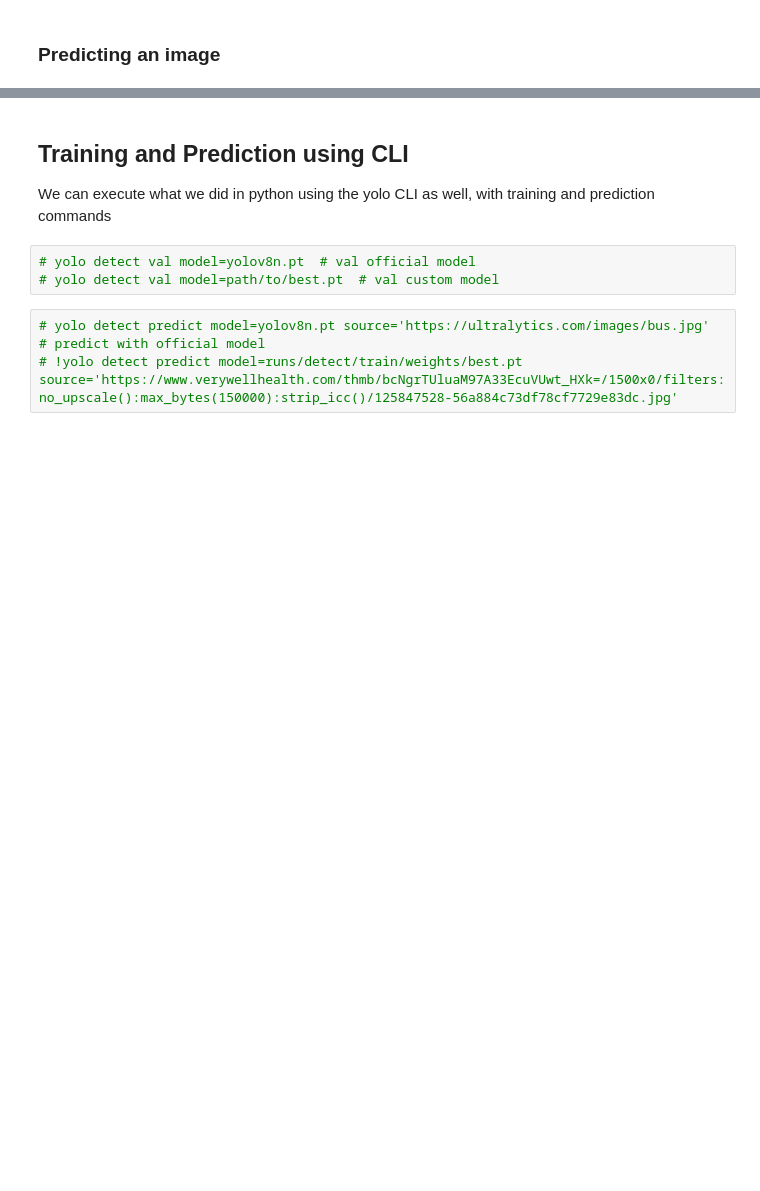
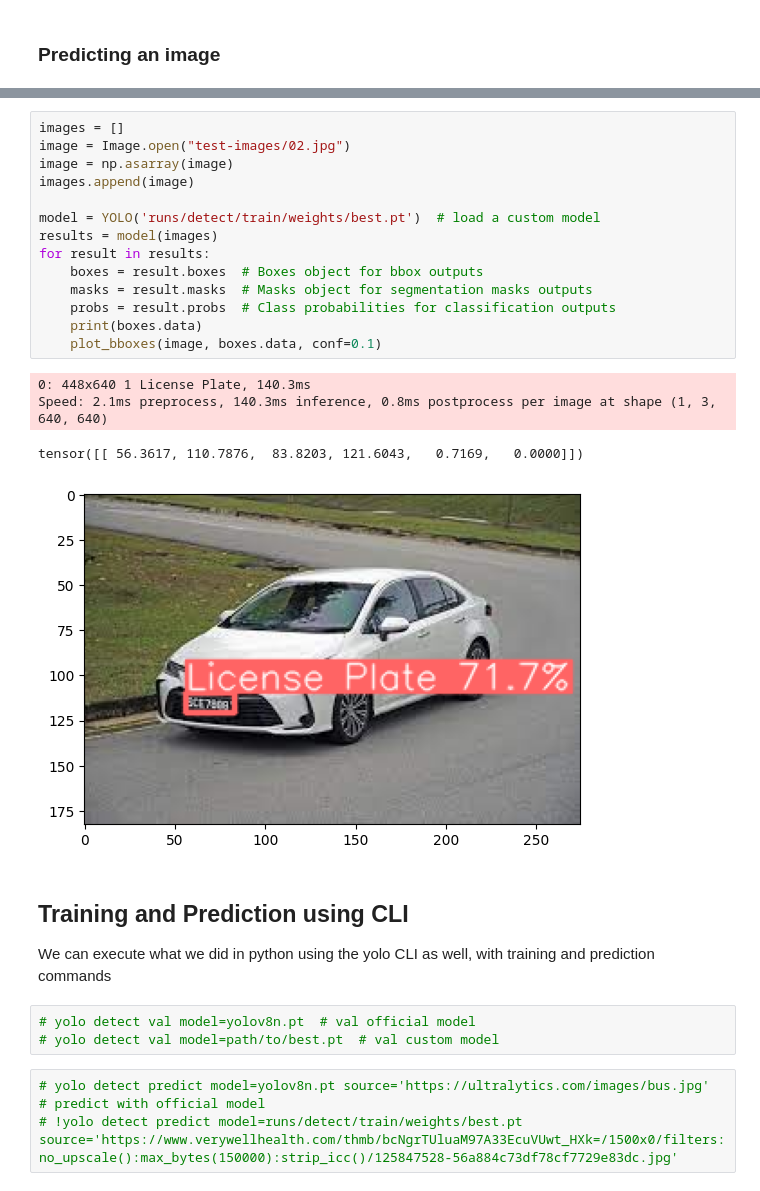
Before and after one commit to yxchia98/seeLPlates, a Jupyter notebook: training.ipynb, the cells around one changed output, grey strips where cells are left out. Drawn from its saved outputs; the diff is of its cells as text; blank space fills up the shorter version.

```diff
--- a/training.ipynb
+++ b/training.ipynb
@@ -152,3 +154,22 @@ KeyError: 1
+# %%
+images = []
+image = Image.open("test-images/02.jpg")
+image = np.asarray(image)
+images.append(image)
+
+model = YOLO('runs/detect/train/weights/best.pt')  # load a custom model
+results = model(images)
+for result in results:
+    boxes = result.boxes  # Boxes object for bbox outputs
+    masks = result.masks  # Masks object for segmentation masks outputs
+    probs = result.probs  # Class probabilities for classification outputs
+    print(boxes.data)
+    plot_bboxes(image, boxes.data, conf=0.1)
+# %% [output]
+0: 448x640 1 License Plate, 140.3ms
+Speed: 2.1ms preprocess, 140.3ms inference, 0.8ms postprocess per image at shape (1, 3, 640, 640)
+tensor([[ 56.3617, 110.7876,  83.8203, 121.6043,   0.7169,   0.0000]])
+[figure, added]
 # %% [markdown]
 ## Training and Prediction using CLI
 We can execute what we did in python using the yolo CLI as well, with training and prediction commands
```
Also changed, not shown: parts of 2 cells of this notebook, 8 other files.
